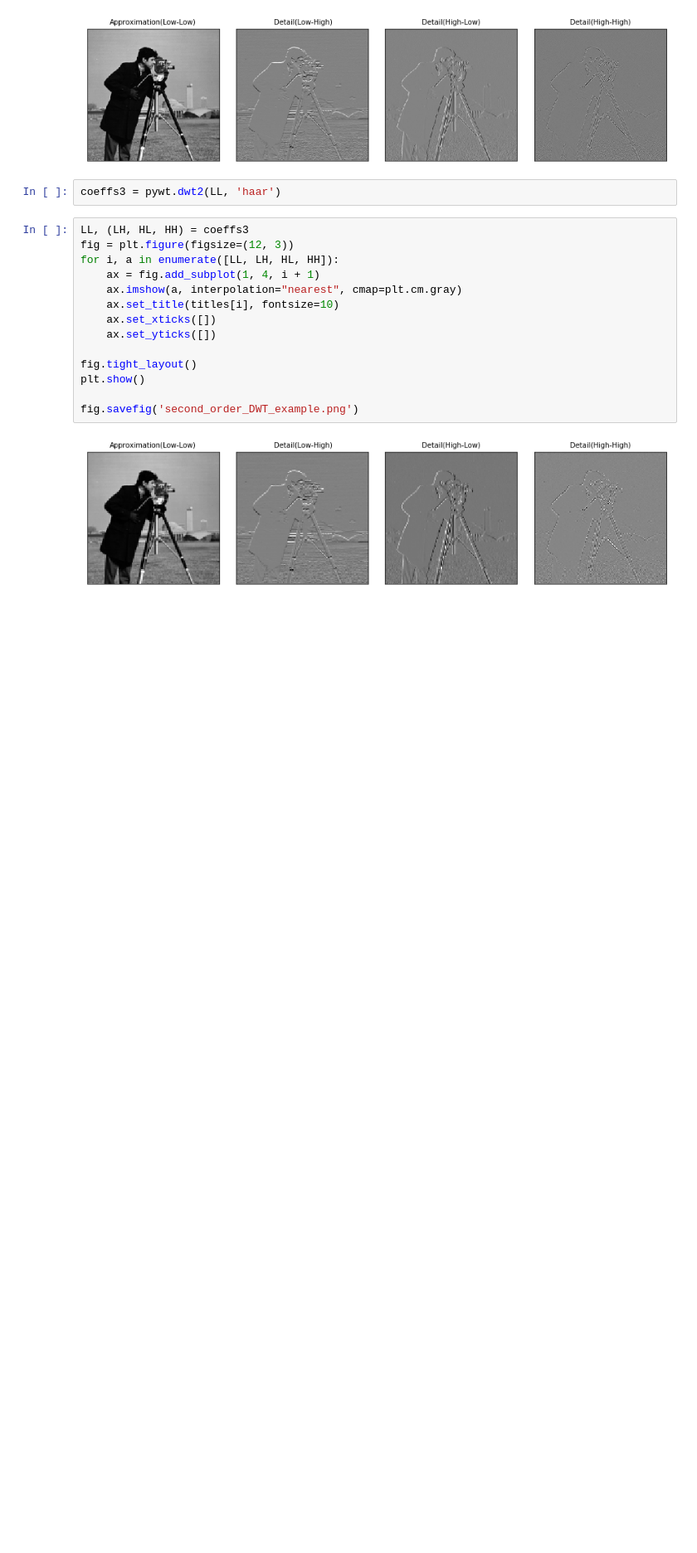
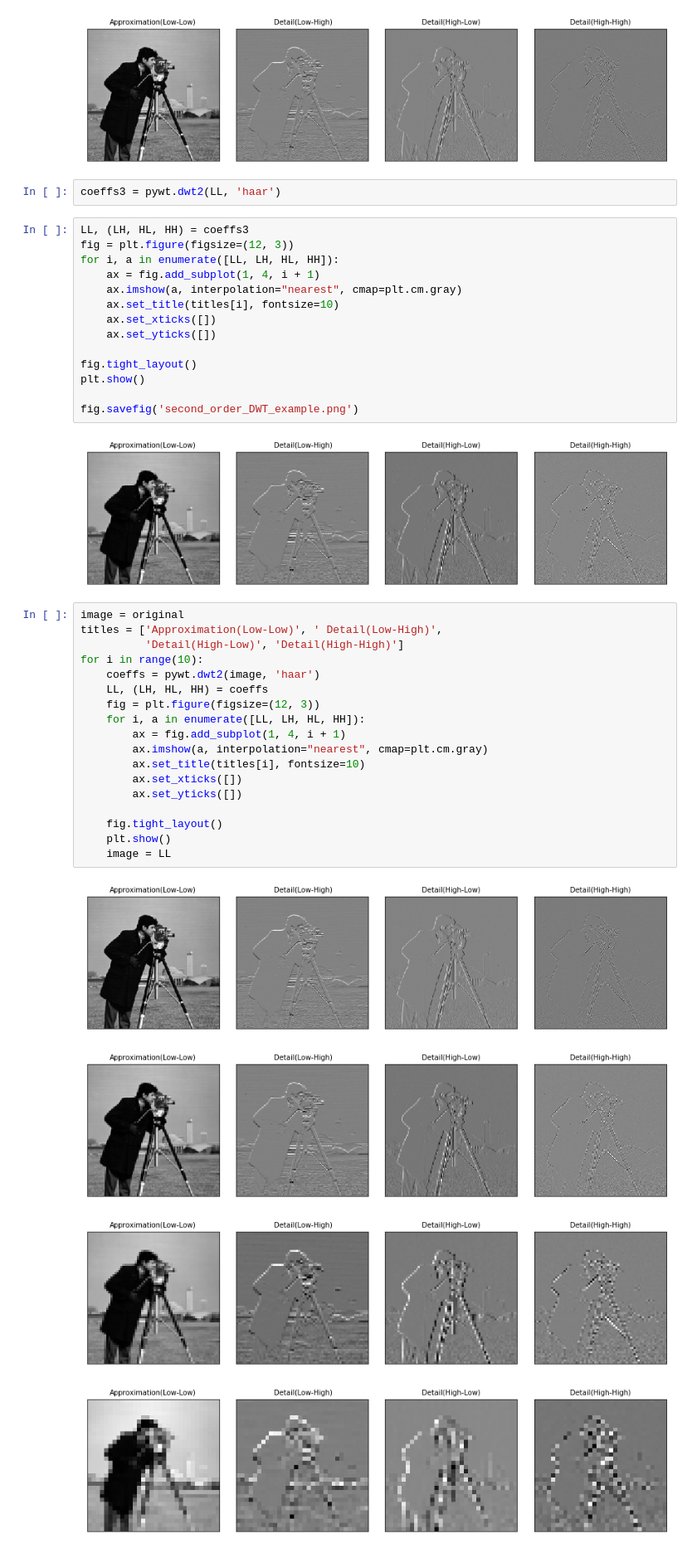
Before and after one commit to abhon/DSGA_1013_Final_Project, a Jupyter notebook: Code/Wavelet_Transform_Images.ipynb, the cells around one changed output. Shown at 83% size. Saved outputs shown, nothing was run; the diff lists cells and outputs as text; blank space fills up the shorter version.

```diff
--- a/Code/Wavelet_Transform_Images.ipynb
+++ b/Code/Wavelet_Transform_Images.ipynb
@@ -75,3 +75,26 @@ plt.show()
 fig.savefig('second_order_DWT_example.png')
 # %% [output]
 [figure]
+# %%
+image = original
+titles = ['Approximation(Low-Low)', ' Detail(Low-High)',
+          'Detail(High-Low)', 'Detail(High-High)']
+for i in range(10):
+    coeffs = pywt.dwt2(image, 'haar')
+    LL, (LH, HL, HH) = coeffs
+    fig = plt.figure(figsize=(12, 3))
+    for i, a in enumerate([LL, LH, HL, HH]):
+        ax = fig.add_subplot(1, 4, i + 1)
+        ax.imshow(a, interpolation="nearest", cmap=plt.cm.gray)
+        ax.set_title(titles[i], fontsize=10)
+        ax.set_xticks([])
+        ax.set_yticks([])
+
+    fig.tight_layout()
+    plt.show()
+    image = LL
+# %% [output]
+[figure, added]
+[figure, added]
+[figure, added]
+[figure, added]
```
Also changed, not shown: parts of 1 cell of this notebook.
